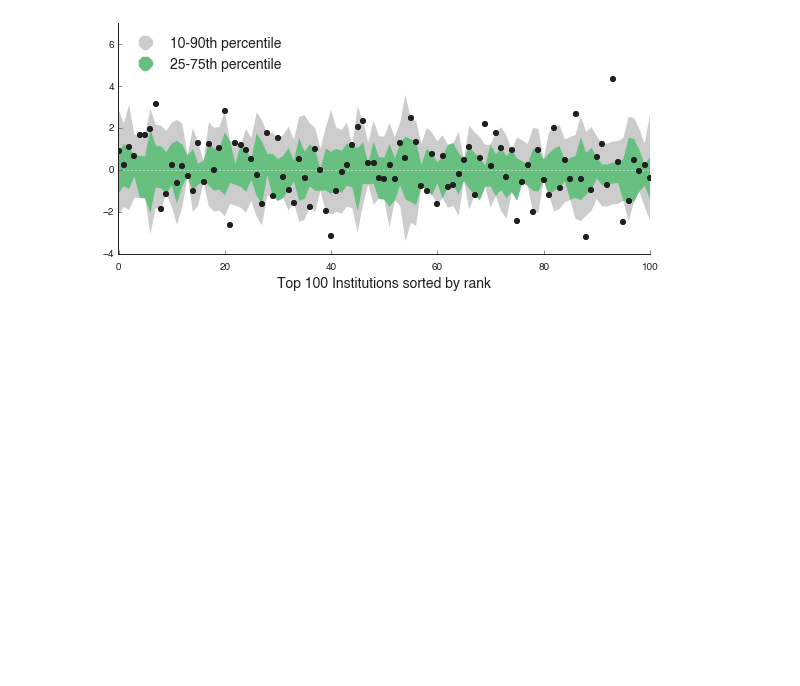
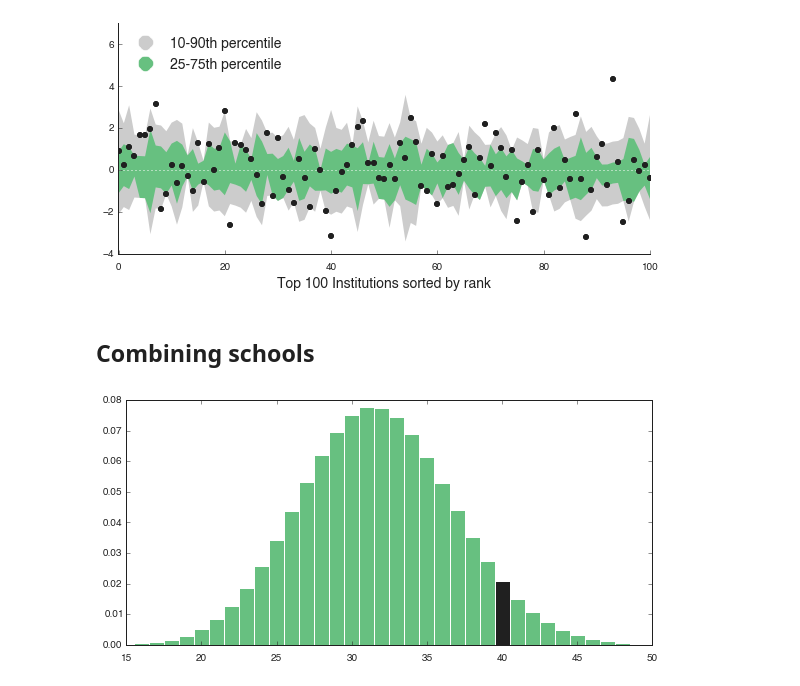
Before and after one commit to samfway/faculty_hiring, a Jupyter notebook: notebooks/Trajectories.ipynb, the cells around one changed output. Saved outputs shown, nothing was run; the diff lists cells and outputs as text; code cells hidden in the pictures; blank space fills up the shorter version.

```diff
--- a/notebooks/Trajectories.ipynb
+++ b/notebooks/Trajectories.ipynb
@@ -96,7 +88,11 @@ Done!
 # %%
-if True:
+if False:
     with open('traj1kwGender.pkl', 'wb') as handle:
         pickle.dump(women_per_year, handle)
+
+if True:
+    with open('traj1kwGender.pkl', 'rb') as handle:
+        women_per_year = pickle.load(handle)
 # %%
 def make_trajectory_plot(ax1, school):
     color1 = ALMOST_BLACK
@@ -262,3 +258,40 @@ plt.legend((fake_line_all,fake_line_f),('10-90th percentile','25-75th percentile
 plt.savefig(os.path.join(figures_dir, 'Top100.pdf'))
 # %% [output]
 [figure]
+# %% [markdown]
+## Combining schools
+# %%
+rank_type = 'pi_rescaled'
+skip = ['CUNY Graduate Center', 'All others', 'UNKNOWN']
+sorted_inst_list = [(inst[s][rank_type],s) for s in inst if s not in skip]
+sorted_inst_list.sort(reverse=True)
+sorted_inst_list = [s[1] for s in sorted_inst_list]
+# %%
+def get_dist(school):
+    counts = Counter(np.sum(women_per_year[school], axis=1))
+    p = np.array([counts[i] for i in xrange(int(max(counts))+1)], dtype=float)
+    p /= p.sum()
+    return p
+
+def get_actual(school):
+    return np.sum(actual_women_per_year[school])
+# %%
+select_schools = sorted_inst_list[:10]  # TOP 10
+p = np.array([1.])
+per_year = np.zeros(num_rounds, dtype=int)
+actual = 0
+
+for school in select_schools:
+    p = np.convolve(p, get_dist(school))
+    actual += get_actual(school)
+    per_year += actual_women_per_year[school]
+
+fig, ax = plt.subplots(figsize=(8,4))
+
+ax.bar(xrange(len(p)), p, align='center', width=1, color=FEMALE_COLOR, edgecolor='w')
+ax.bar([actual], p[actual], align='center', width=1, color=ALMOST_BLACK, edgecolor='w')
+ax.set_xlim(15, 50)
+
+plt.show()
+# %% [output]
+[figure, added]
```
Also changed, not shown: parts of 14 cells of this notebook, 4 other files.
